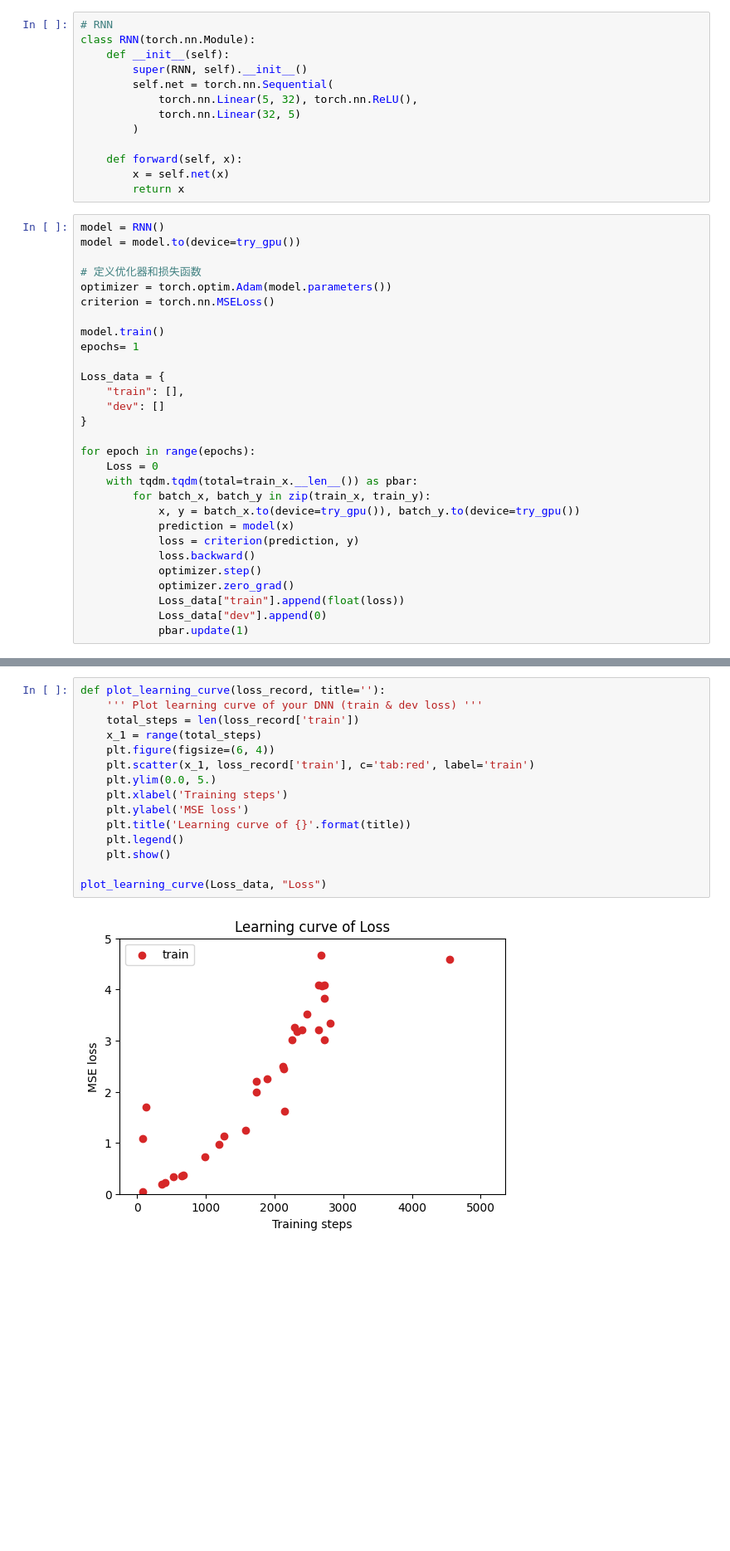
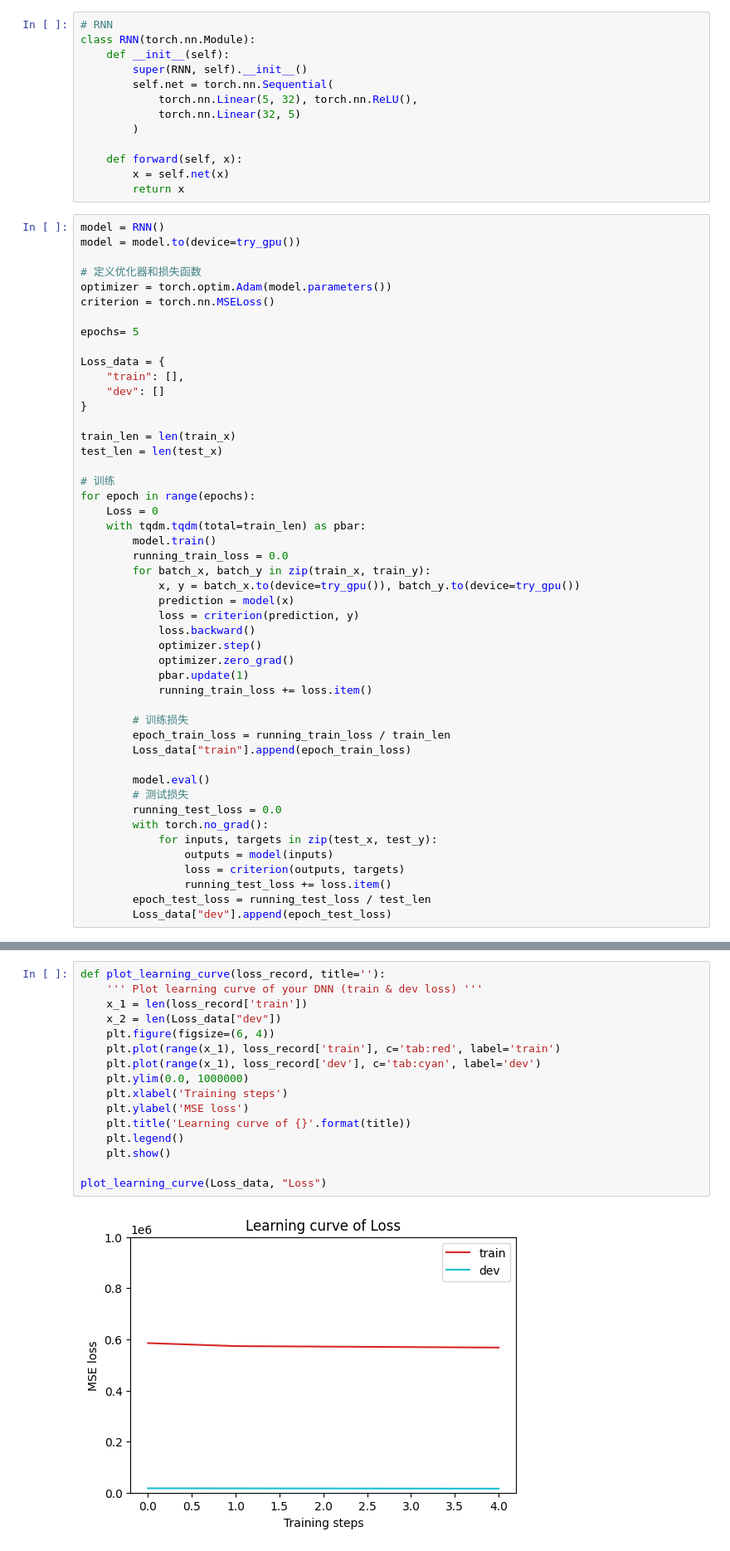
Before and after one commit to SongZihui-sudo/deeplearning, a Jupyter notebook: 循环神经网络.ipynb, the cells around one changed output, grey strips where cells are left out. Shown at 83% size. Drawn from its saved outputs; the diff is of its cells as text; blank space fills up the shorter version.

```diff
--- a/循环神经网络.ipynb
+++ b/循环神经网络.ipynb
@@ -233,17 +244,22 @@ model = model.to(device=try_gpu())
 optimizer = torch.optim.Adam(model.parameters())
 criterion = torch.nn.MSELoss()
 
-model.train()
-epochs= 1
+epochs= 5
 
 Loss_data = {
     "train": [],
     "dev": []
 }
 
+train_len = len(train_x)
+test_len = len(test_x)
+
+# 训练
 for epoch in range(epochs):
     Loss = 0
-    with tqdm.tqdm(total=train_x.__len__()) as pbar:
+    with tqdm.tqdm(total=train_len) as pbar:
+        model.train()
+        running_train_loss = 0.0
         for batch_x, batch_y in zip(train_x, train_y):
             x, y = batch_x.to(device=try_gpu()), batch_y.to(device=try_gpu())
             prediction = model(x)
@@ -251,6 +267,20 @@ for epoch in range(epochs):
             loss.backward()
             optimizer.step()
             optimizer.zero_grad()
-            Loss_data["train"].append(float(loss))
-            Loss_data["dev"].append(0)
             pbar.update(1)
+            running_train_loss += loss.item()
+
+        # 训练损失
+        epoch_train_loss = running_train_loss / train_len
+        Loss_data["train"].append(epoch_train_loss)
+
+        model.eval()
+        # 测试损失
+        running_test_loss = 0.0
+        with torch.no_grad():
+            for inputs, targets in zip(test_x, test_y):
+                outputs = model(inputs)
+                loss = criterion(outputs, targets)
+                running_test_loss += loss.item()
+        epoch_test_loss = running_test_loss / test_len
+        Loss_data["dev"].append(epoch_test_loss)
@@ -263,17 +299,18 @@ print(Loss_data)
 # %%
 def plot_learning_curve(loss_record, title=''):
     ''' Plot learning curve of your DNN (train & dev loss) '''
-    total_steps = len(loss_record['train'])
-    x_1 = range(total_steps)
+    x_1 = len(loss_record['train'])
+    x_2 = len(Loss_data["dev"])
     plt.figure(figsize=(6, 4))
-    plt.scatter(x_1, loss_record['train'], c='tab:red', label='train')
-    plt.ylim(0.0, 5.)
+    plt.plot(range(x_1), loss_record['train'], c='tab:red', label='train')
+    plt.plot(range(x_1), loss_record['dev'], c='tab:cyan', label='dev')
+    plt.ylim(0.0, 1000000)
     plt.xlabel('Training steps')
     plt.ylabel('MSE loss')
     plt.title('Learning curve of {}'.format(title))
     plt.legend()
     plt.show()
 
 plot_learning_curve(Loss_data, "Loss")
 # %% [output]
-[figure, old version]
+[figure, new version]
```
Also changed, not shown: parts of 8 cells of this notebook, 2 other files.
